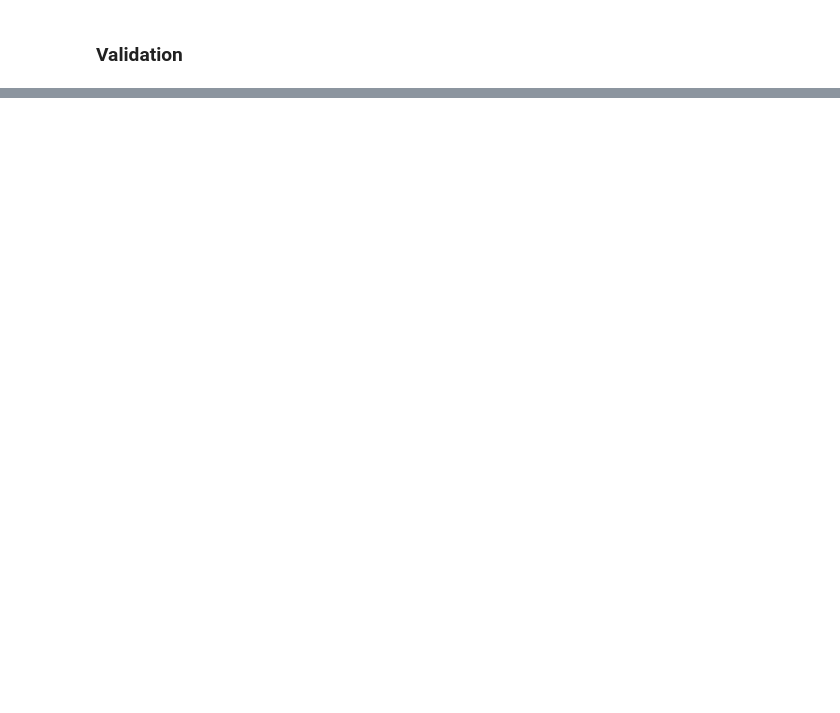
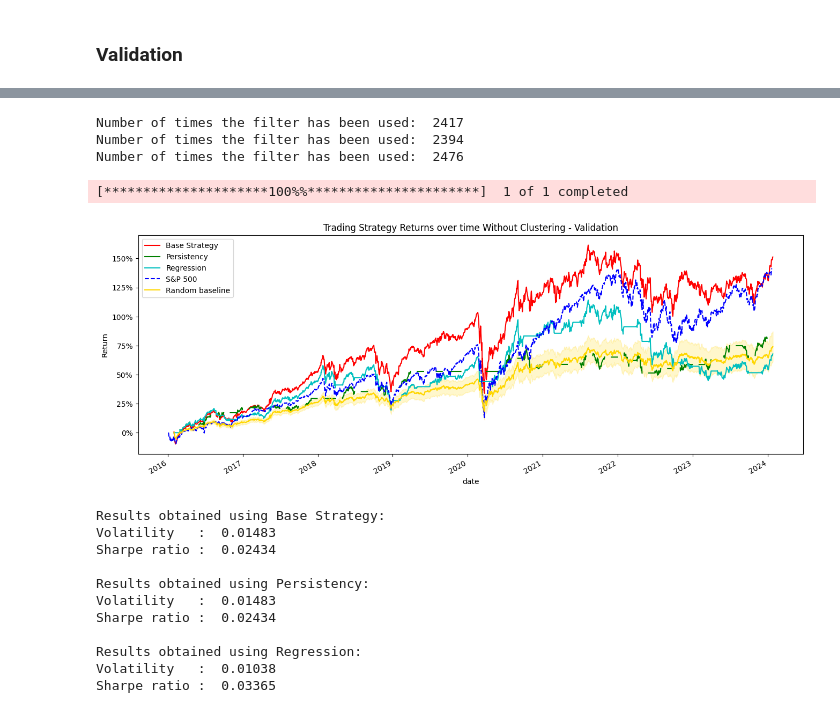
Before and after one commit to francesco-source/Portfolio-Optimization-via-Machine-Learning-Models, a Jupyter notebook: American_market.ipynb, the cells around one changed output, grey strips where cells are left out. Saved outputs shown, nothing was run; the diff lists cells and outputs as text; code cells hidden in the pictures; blank space fills up the shorter version.

```diff
--- a/American_market.ipynb
+++ b/American_market.ipynb
@@ -249,4 +442,6 @@ chosen_stocks_km_val = list_monthly_stocks(best_rsi_data_M_km_val)
 best_rsi_data_M_db_val =data_validation.copy().dropna().groupby('date',
                                                                 group_keys = False).apply(lambda df: dbscan_best_rsi(df))
 chosen_stocks_db_val = list_monthly_stocks(best_rsi_data_M_db_val)
+# %%
+chosen_stocks_noclust_val = list_monthly_stocks(data_validation.dropna())
 # %%
@@ -269 +471,5 @@ p_val_results = []
+# %%
+p_val_results_no = []
+p_val_results_km = []
+p_val_results_db = []
 # %%
@@ -310,20 +562,38 @@ p_val_results.append(p_db_ARIMA_val)
+# %%
+samples = 50
+confidence_level = .97
+
+baselines_val = {
+    "no": get_random_baseline(chosen_stocks_noclust_val, new_df_noclust_val, samples, confidence_level),
+    "km": get_random_baseline(chosen_stocks_km_val, new_df_k_means_val, samples, confidence_level),
+    "db": get_random_baseline(chosen_stocks_db_val, new_df_db_val, samples, confidence_level)
+}
+# %% [output]
+Number of times the filter has been used:  2417
+Number of times the filter has been used:  2394
+Number of times the filter has been used:  2476
 # %%
 spy = yf.download(tickers='SPY',
                   start = start_date_validation,
                   end = end_date_validation)
 
-mib_ret = np.log(spy[['Adj Close']]).diff().dropna().rename({'Adj Close':'SP500'}, axis=1)
+spy_ret = np.log(spy[['Adj Close']]).diff().dropna().rename({'Adj Close':'SP500'}, axis=1)
 
-p_val_results.append(mib_ret)
+refering_index = {
+    "name" : 'S&P 500',
+    "return" : spy_ret
+}
 
+result_validation_no = pd.concat(p_val_results_no, axis=1)
+result_validation_km = pd.concat(p_val_results_km, axis=1)
+result_validation_db = pd.concat(p_val_results_db, axis=1)
 
-result_validation = pd.concat(p_val_results, axis=1)
+strat_names = ['Base Strategy', 'Persistency', 'Regression']
+if plot_arima:
+    strat_names += ['Arima']
 
-
-result_validation.columns = ['KM base',
-                         'DB base',
-                         'KM reg',
-                         "'DB reg'",
-                         'KM Arima',
-                         'DB Arima',
-                         'SP500',]
+result_validation_no.columns = strat_names
+result_validation_km.columns = strat_names
+result_validation_db.columns = strat_names
+# %% [output]
+[*********************100%%**********************]  1 of 1 completed
@@ -332,5 +600,24 @@ plot_portfolio_cumulative_return(result_training)
 # %%
-for return_strategy, name in zip(p_val_results,result_validation.columns):
-    print("Results obtained using", name," : ")
-    print("Volatility    : ", float(calculate_volatility(return_strategy)))
-    print("Sharpe ratio : ", float(calculate_sharpe_ratio(return_strategy)))
+plot_portfolio_cumulative_return(result_validation_no,
+                                 refering_index= refering_index,
+                                 random_returns_df= baselines_val["no"],
+                                 title= "Trading Strategy Returns over time Without Clustering - Validation")
+
+for return_strategy, name in zip(p_train_results_no, result_validation_no.columns):
+    print("Results obtained using ", name,": ", sep= "")
+    print("Volatility   : ", np.round(float(calculate_volatility(return_strategy)),5))
+    print("Sharpe ratio : ", np.round(float(calculate_sharpe_ratio(return_strategy)),5))
+    print()
+# %% [output]
+[figure, added]
+Results obtained using Base Strategy:
+Volatility   :  0.01483
+Sharpe ratio :  0.02434
+
+Results obtained using Persistency:
+Volatility   :  0.01483
+Sharpe ratio :  0.02434
+
+Results obtained using Regression:
+Volatility   :  0.01038
+Sharpe ratio :  0.03365
```
Also changed, not shown: parts of 35 cells of this notebook, 2 other files.
